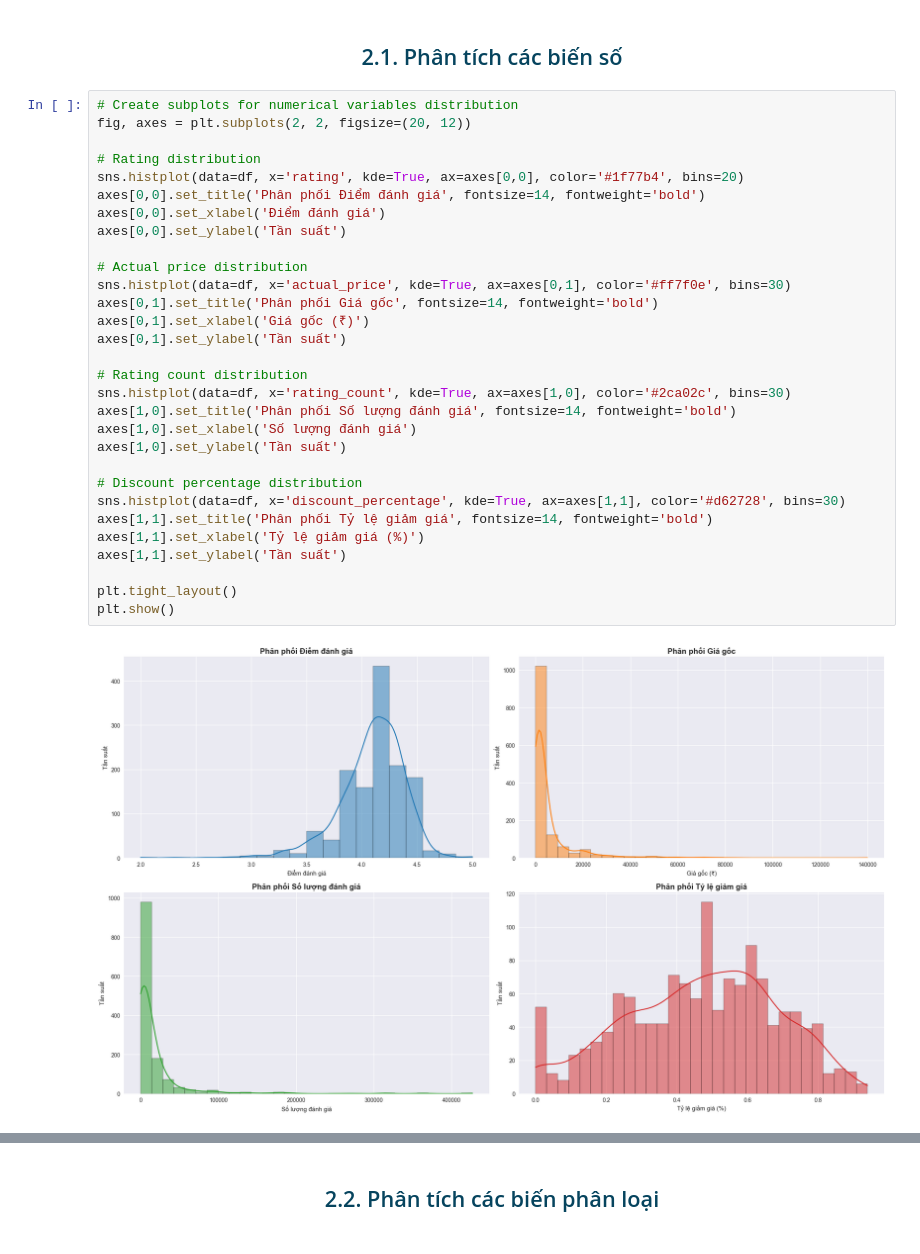
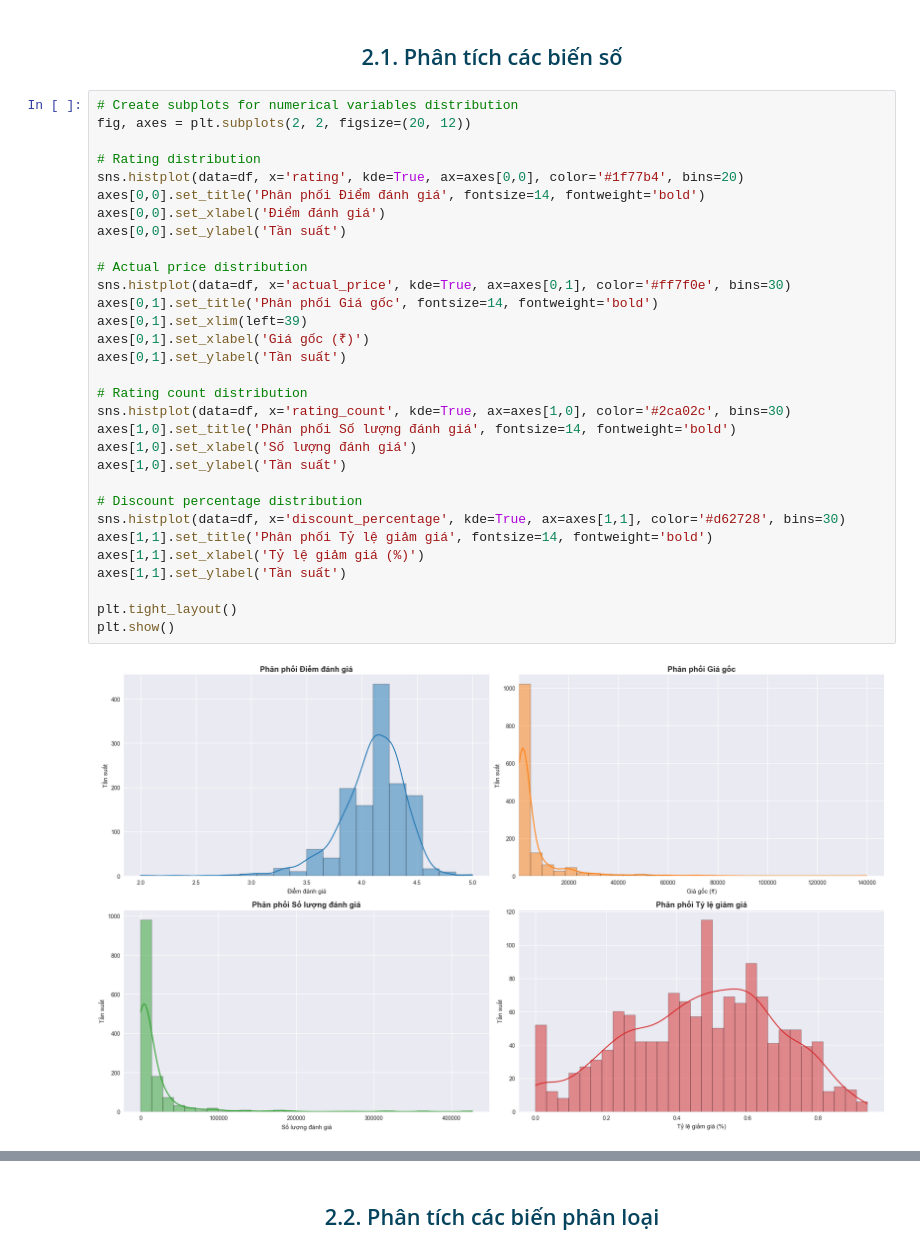
Before and after one commit to noskaiser2310/amazon-product-analysis, a Jupyter notebook: notebooks/02_eda_data.ipynb, the cells around one changed output, grey strips where cells are left out. Cells and saved outputs as stored; diff of their text form.

```diff
--- a/notebooks/02_eda_data.ipynb
+++ b/notebooks/02_eda_data.ipynb
@@ -108,34 +108,35 @@ DESCRIPTIVE STATISTICS - CATEGORICAL COLUMNS
 # Create subplots for numerical variables distribution
 fig, axes = plt.subplots(2, 2, figsize=(20, 12))
 
 # Rating distribution
 sns.histplot(data=df, x='rating', kde=True, ax=axes[0,0], color='#1f77b4', bins=20)
 axes[0,0].set_title('Phân phối Điểm đánh giá', fontsize=14, fontweight='bold')
 axes[0,0].set_xlabel('Điểm đánh giá')
 axes[0,0].set_ylabel('Tần suất')
 
 # Actual price distribution
 sns.histplot(data=df, x='actual_price', kde=True, ax=axes[0,1], color='#ff7f0e', bins=30)
 axes[0,1].set_title('Phân phối Giá gốc', fontsize=14, fontweight='bold')
+axes[0,1].set_xlim(left=39)
 axes[0,1].set_xlabel('Giá gốc (₹)')
 axes[0,1].set_ylabel('Tần suất')
 
 # Rating count distribution
 sns.histplot(data=df, x='rating_count', kde=True, ax=axes[1,0], color='#2ca02c', bins=30)
 axes[1,0].set_title('Phân phối Số lượng đánh giá', fontsize=14, fontweight='bold')
 axes[1,0].set_xlabel('Số lượng đánh giá')
 axes[1,0].set_ylabel('Tần suất')
 
 # Discount percentage distribution
 sns.histplot(data=df, x='discount_percentage', kde=True, ax=axes[1,1], color='#d62728', bins=30)
 axes[1,1].set_title('Phân phối Tỷ lệ giảm giá', fontsize=14, fontweight='bold')
 axes[1,1].set_xlabel('Tỷ lệ giảm giá (%)')
 axes[1,1].set_ylabel('Tần suất')
 
 plt.tight_layout()
 plt.show()
 # %% [output]
-[figure, old version]
+[figure, new version]
 # %% [markdown]
 **1. Phân phối Điểm đánh giá**
 - **Đánh giá sản phẩm tập trung ở khoảng 4.0-4.2 điểm (mode).** Đây là một điểm rất tích cực, cho thấy phần lớn các sản phẩm trong bộ dữ liệu này đáp ứng được hoặc vượt qua kỳ vọng của người mua.
```
Also changed, not shown: parts of 3 cells of this notebook, 5 other files.
